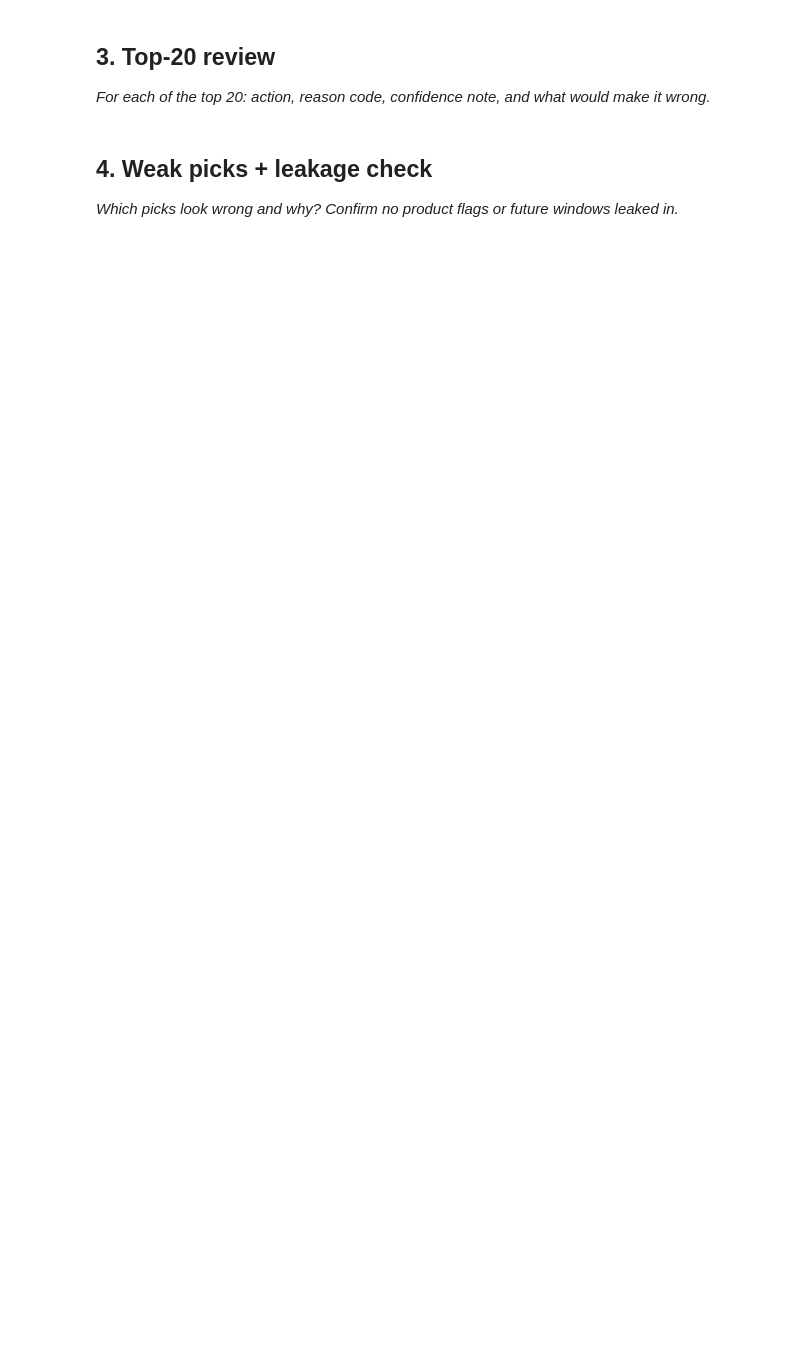
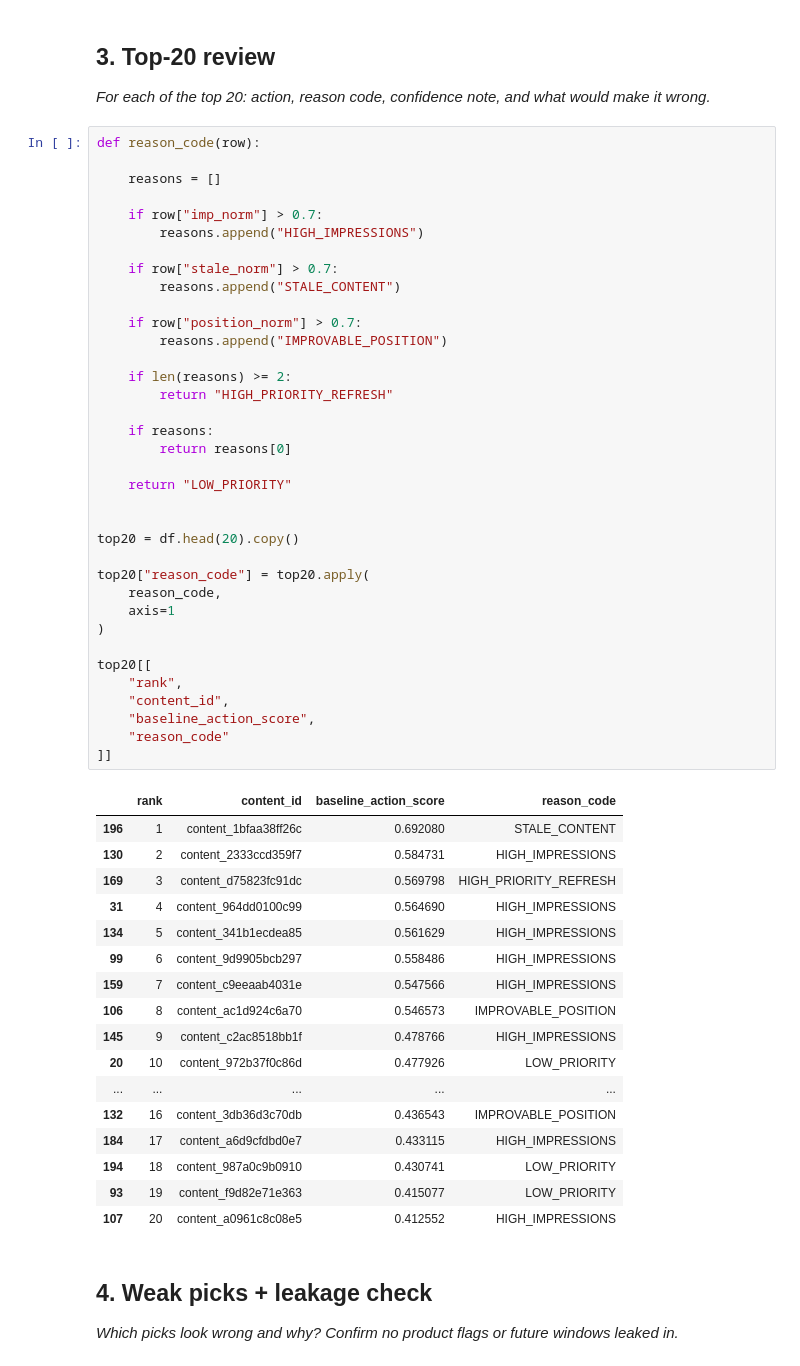
Before and after one commit to Ayushdevo/10x.ai, a Jupyter notebook: work/notebooks/w04_baseline_score.ipynb, the cells around one changed output. Drawn from its saved outputs; the diff is of its cells as text; blank space fills up the shorter version.

```diff
--- a/work/notebooks/w04_baseline_score.ipynb
+++ b/work/notebooks/w04_baseline_score.ipynb
@@ -18,6 +90,60 @@ This skeleton is yours to fill. Work the sections **in order** — each one has
 ## 3. Top-20 review
 
 *For each of the top 20: action, reason code, confidence note, and what would make it wrong.*
+# %%
+def reason_code(row):
+
+    reasons = []
+
+    if row["imp_norm"] > 0.7:
+        reasons.append("HIGH_IMPRESSIONS")
+
+    if row["stale_norm"] > 0.7:
+        reasons.append("STALE_CONTENT")
+
+    if row["position_norm"] > 0.7:
+        reasons.append("IMPROVABLE_POSITION")
+
+    if len(reasons) >= 2:
+        return "HIGH_PRIORITY_REFRESH"
+
+    if reasons:
+        return reasons[0]
+
+    return "LOW_PRIORITY"
+
+
+top20 = df.head(20).copy()
+
+top20["reason_code"] = top20.apply(
+    reason_code,
+    axis=1
+)
+
+top20[[
+    "rank",
+    "content_id",
+    "baseline_action_score",
+    "reason_code"
+]]
+# %% [output]
+|  | rank | content_id | baseline_action_score | reason_code |
+| 196 | 1 | content_1bfaa38ff26c | 0.692080 | STALE_CONTENT |
+| 130 | 2 | content_2333ccd359f7 | 0.584731 | HIGH_IMPRESSIONS |
+| 169 | 3 | content_d75823fc91dc | 0.569798 | HIGH_PRIORITY_REFRESH |
+| 31 | 4 | content_964dd0100c99 | 0.564690 | HIGH_IMPRESSIONS |
+| 134 | 5 | content_341b1ecdea85 | 0.561629 | HIGH_IMPRESSIONS |
+| 99 | 6 | content_9d9905bcb297 | 0.558486 | HIGH_IMPRESSIONS |
+| 159 | 7 | content_c9eeaab4031e | 0.547566 | HIGH_IMPRESSIONS |
+| 106 | 8 | content_ac1d924c6a70 | 0.546573 | IMPROVABLE_POSITION |
+| 145 | 9 | content_c2ac8518bb1f | 0.478766 | HIGH_IMPRESSIONS |
+| 20 | 10 | content_972b37f0c86d | 0.477926 | LOW_PRIORITY |
+| ... | ... | ... | ... | ... |
+| 132 | 16 | content_3db36d3c70db | 0.436543 | IMPROVABLE_POSITION |
+| 184 | 17 | content_a6d9cfdbd0e7 | 0.433115 | HIGH_IMPRESSIONS |
+| 194 | 18 | content_987a0c9b0910 | 0.430741 | LOW_PRIORITY |
+| 93 | 19 | content_f9d82e71e363 | 0.415077 | LOW_PRIORITY |
+| 107 | 20 | content_a0961c8c08e5 | 0.412552 | HIGH_IMPRESSIONS |
 # %% [markdown]
 ## 4. Weak picks + leakage check
 
```
Also changed, not shown: parts of 3 cells of this notebook.
